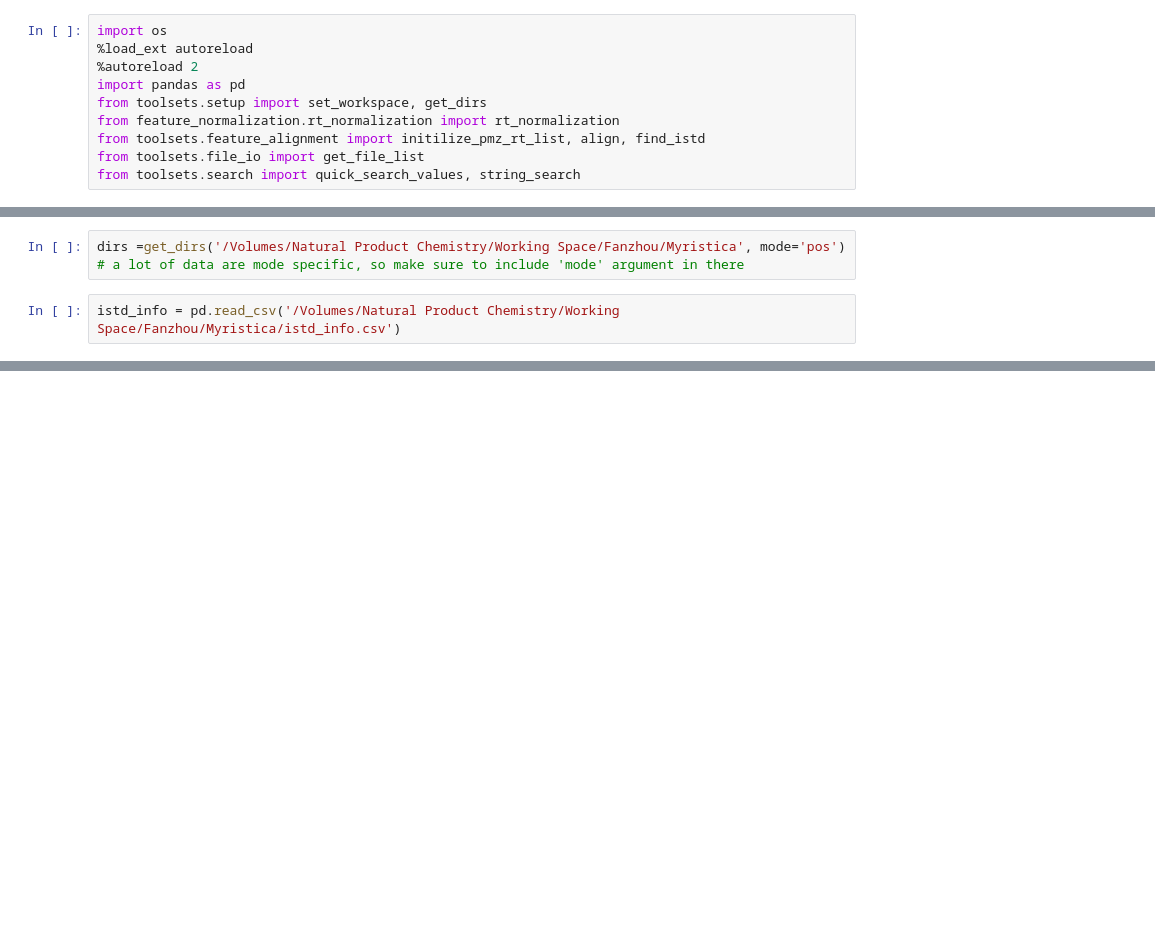
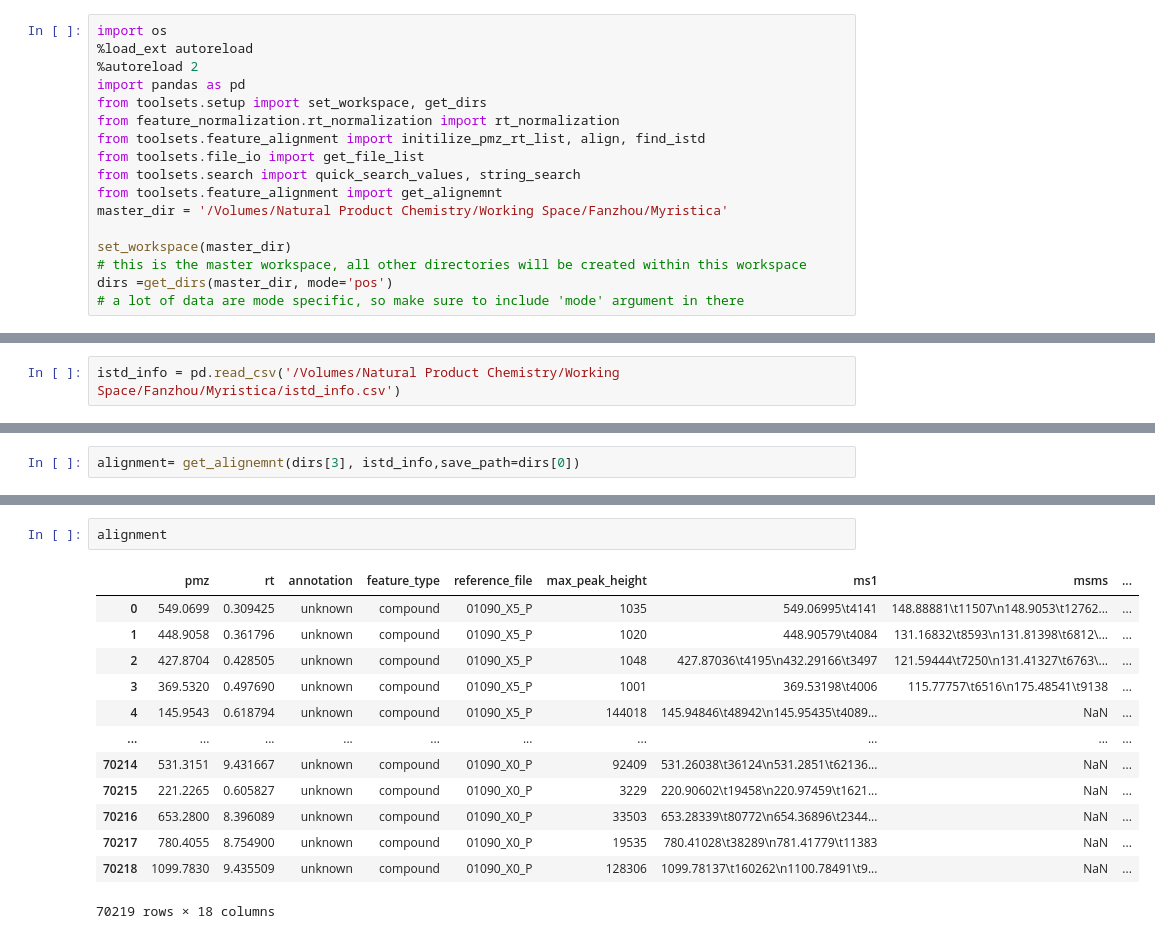
Before and after one commit to FanzhouKong/lead_finder, a Jupyter notebook: Myristica_demo.ipynb, the cells around one changed output, grey strips where cells are left out. Saved outputs shown, nothing was run; the diff lists cells and outputs as text; blank space fills up the shorter version.

```diff
--- a/Myristica_demo.ipynb
+++ b/Myristica_demo.ipynb
@@ -8,6 +8,13 @@ from feature_normalization.rt_normalization import rt_normalization
 from toolsets.feature_alignment import initilize_pmz_rt_list, align, find_istd
 from toolsets.file_io import get_file_list
 from toolsets.search import quick_search_values, string_search
+from toolsets.feature_alignment import get_alignemnt
+master_dir = '/Volumes/Natural Product Chemistry/Working Space/Fanzhou/Myristica'
+
+set_workspace(master_dir)
+# this is the master workspace, all other directories will be created within this workspace
+dirs =get_dirs(master_dir, mode='pos')
+# a lot of data are mode specific, so make sure to include 'mode' argument in there
 # %% [output]
 The autoreload extension is already loaded. To reload it, use:
   %reload_ext autoreload
@@ -20,5 +30,2 @@ set up complete
-# %%
-dirs =get_dirs('/Volumes/Natural Product Chemistry/Working Space/Fanzhou/Myristica', mode='pos')
-# a lot of data are mode specific, so make sure to include 'mode' argument in there
 # %%
 istd_info = pd.read_csv('/Volumes/Natural Product Chemistry/Working Space/Fanzhou/Myristica/istd_info.csv')
@@ -107,0 +32,2 @@ find_feature(alignment, row['Precursor m/z'], row['RT_suggested'], mz_column='pm
+# %%
+alignment= get_alignemnt(dirs[3], istd_info,save_path=dirs[0])
@@ -107,0 +42,16 @@ find_feature(alignment, row['Precursor m/z'], row['RT_suggested'], mz_column='pm
+# %%
+alignment
+# %% [output]
+|  | pmz | rt | annotation | feature_type | reference_file | max_peak_height | ms1 | msms | ... |
+| 0 | 549.0699 | 0.309425 | unknown | compound | 01090_X5_P | 1035 | 549.06995\t4141 | 148.88881\t11507\n148.9053\t12762... | ... |
+| 1 | 448.9058 | 0.361796 | unknown | compound | 01090_X5_P | 1020 | 448.90579\t4084 | 131.16832\t8593\n131.81398\t6812\... | ... |
+| 2 | 427.8704 | 0.428505 | unknown | compound | 01090_X5_P | 1048 | 427.87036\t4195\n432.29166\t3497 | 121.59444\t7250\n131.41327\t6763\... | ... |
+| 3 | 369.5320 | 0.497690 | unknown | compound | 01090_X5_P | 1001 | 369.53198\t4006 | 115.77757\t6516\n175.48541\t9138 | ... |
+| 4 | 145.9543 | 0.618794 | unknown | compound | 01090_X5_P | 144018 | 145.94846\t48942\n145.95435\t4089... | NaN | ... |
+| ... | ... | ... | ... | ... | ... | ... | ... | ... | ... |
+| 70214 | 531.3151 | 9.431667 | unknown | compound | 01090_X0_P | 92409 | 531.26038\t36124\n531.2851\t62136... | NaN | ... |
+| 70215 | 221.2265 | 0.605827 | unknown | compound | 01090_X0_P | 3229 | 220.90602\t19458\n220.97459\t1621... | NaN | ... |
+| 70216 | 653.2800 | 8.396089 | unknown | compound | 01090_X0_P | 33503 | 653.28339\t80772\n654.36896\t2344... | NaN | ... |
+| 70217 | 780.4055 | 8.754900 | unknown | compound | 01090_X0_P | 19535 | 780.41028\t38289\n781.41779\t11383 | NaN | ... |
+| 70218 | 1099.7830 | 9.435509 | unknown | compound | 01090_X0_P | 128306 | 1099.78137\t160262\n1100.78491\t9... | NaN | ... |
+70219 rows × 18 columns
```
Also changed, not shown: parts of 17 cells of this notebook, 26 other files.
